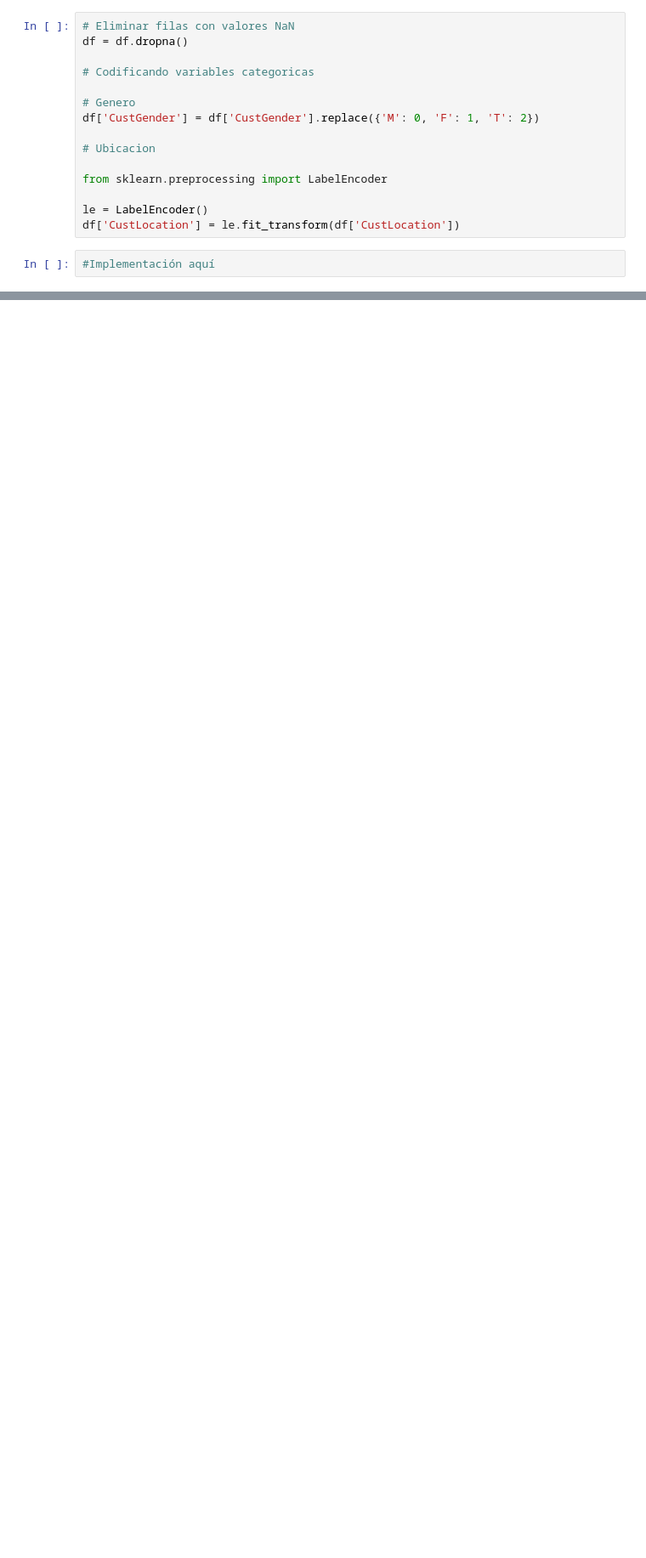
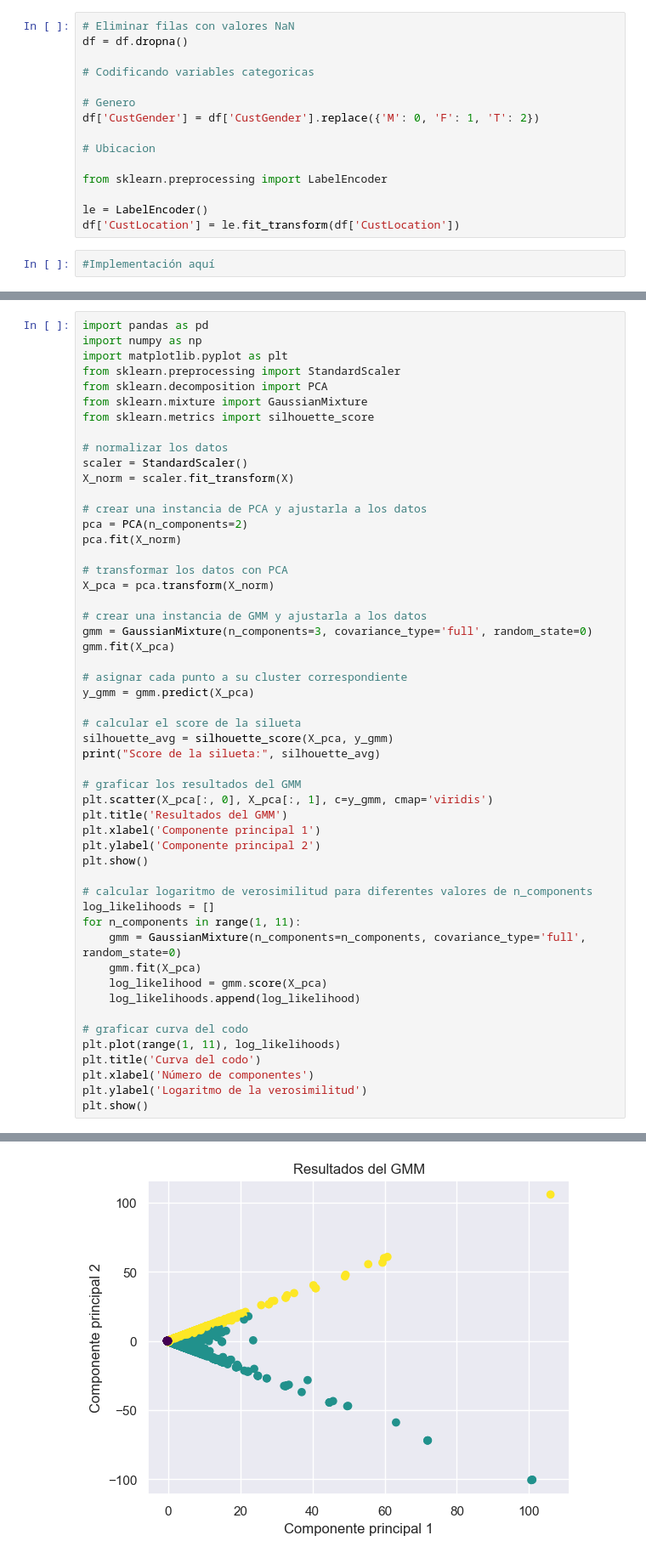
Before and after one commit to ChristopherG19/UVG_IA_Lab8, a Jupyter notebook: main.ipynb, the cells around one changed output, grey strips where cells are left out. Shown: that part at 85% size. Cells and saved outputs as stored; diff of their text form; blank space fills up the shorter version.

```diff
--- a/main.ipynb
+++ b/main.ipynb
@@ -62,0 +145,53 @@ AttributeError: 'GMM' object has no attribute 'weights'
+# %%
+import pandas as pd
+import numpy as np
+import matplotlib.pyplot as plt
+from sklearn.preprocessing import StandardScaler
+from sklearn.decomposition import PCA
+from sklearn.mixture import GaussianMixture
+from sklearn.metrics import silhouette_score
+
+# normalizar los datos
+scaler = StandardScaler()
+X_norm = scaler.fit_transform(X)
+
+# crear una instancia de PCA y ajustarla a los datos
+pca = PCA(n_components=2)
+pca.fit(X_norm)
+
+# transformar los datos con PCA
+X_pca = pca.transform(X_norm)
+
+# crear una instancia de GMM y ajustarla a los datos
+gmm = GaussianMixture(n_components=3, covariance_type='full', random_state=0)
+gmm.fit(X_pca)
+
+# asignar cada punto a su cluster correspondiente
+y_gmm = gmm.predict(X_pca)
+
+# calcular el score de la silueta
+silhouette_avg = silhouette_score(X_pca, y_gmm)
+print("Score de la silueta:", silhouette_avg)
+
+# graficar los resultados del GMM
+plt.scatter(X_pca[:, 0], X_pca[:, 1], c=y_gmm, cmap='viridis')
+plt.title('Resultados del GMM')
+plt.xlabel('Componente principal 1')
+plt.ylabel('Componente principal 2')
+plt.show()
+
+# calcular logaritmo de verosimilitud para diferentes valores de n_components
+log_likelihoods = []
+for n_components in range(1, 11):
+    gmm = GaussianMixture(n_components=n_components, covariance_type='full', random_state=0)
+    gmm.fit(X_pca)
+    log_likelihood = gmm.score(X_pca)
+    log_likelihoods.append(log_likelihood)
+
+# graficar curva del codo
+plt.plot(range(1, 11), log_likelihoods)
+plt.title('Curva del codo')
+plt.xlabel('Número de componentes')
+plt.ylabel('Logaritmo de la verosimilitud')
+plt.show()
+# %% [output]
@@ -62,0 +199 @@ AttributeError: 'GMM' object has no attribute 'weights'
+[figure, added]
```
Also changed, not shown: parts of 11 cells of this notebook.
